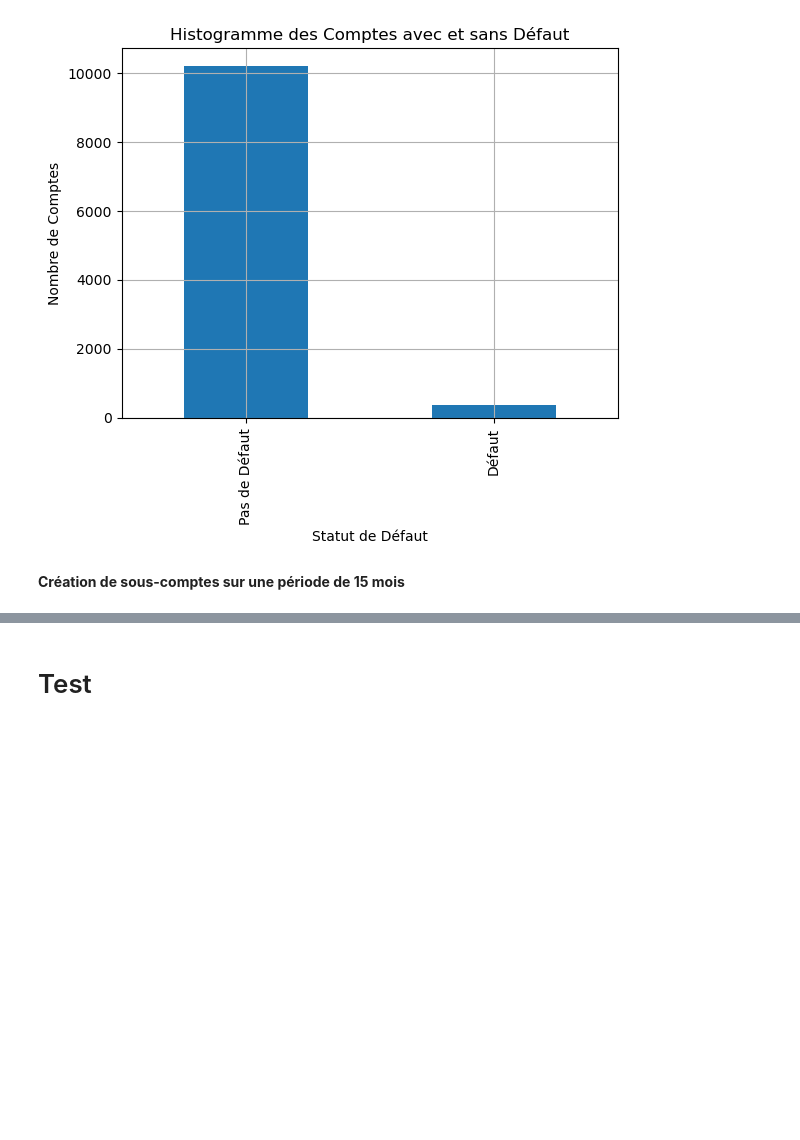
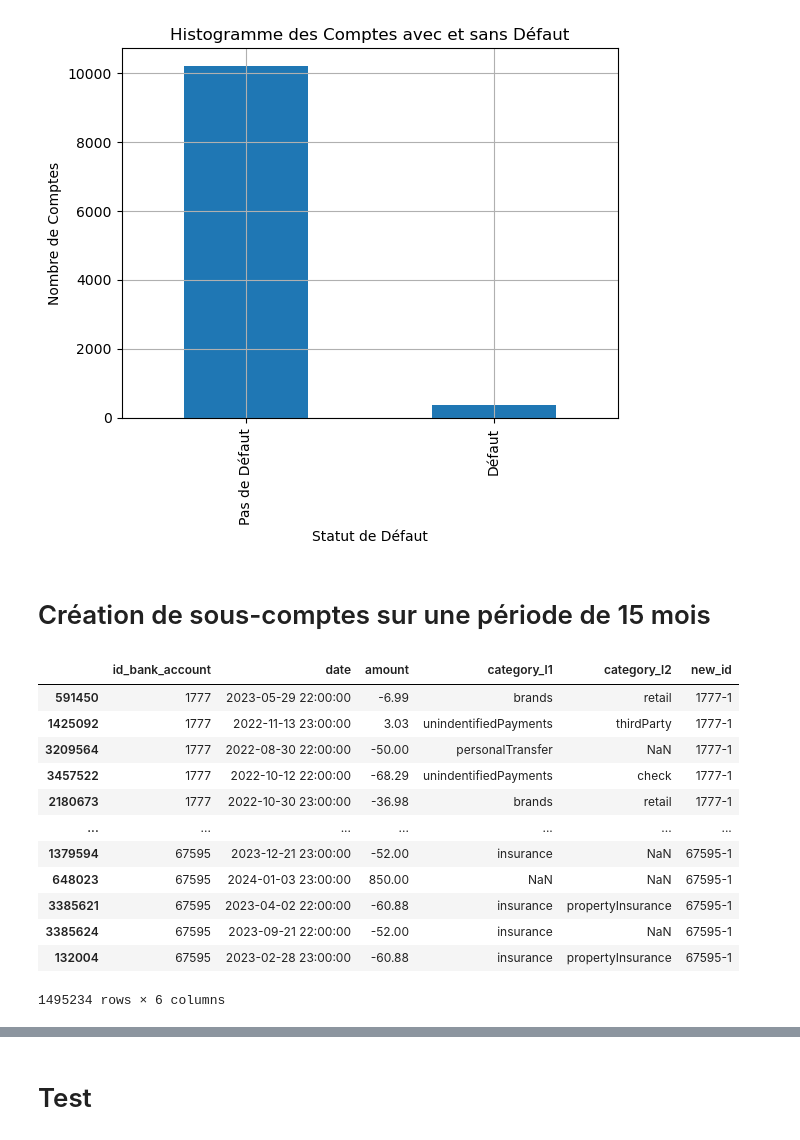
Before and after one commit to rouaabl/Projet-construction-d-un-score-d-octroi, a Jupyter notebook: CLEAN.ipynb, the cells around one changed output, grey strips where cells are left out. Saved outputs shown, nothing was run; the diff lists cells and outputs as text; code cells hidden in the pictures; blank space fills up the shorter version.

```diff
--- a/CLEAN.ipynb
+++ b/CLEAN.ipynb
@@ -260,7 +260,7 @@ plt.show()
 # %% [output]
 [figure]
 # %% [markdown]
-**Création de sous-comptes sur une période de 15 mois**
+# Création de sous-comptes sur une période de 15 mois
 # %%
 transactions_segmentées = pd.DataFrame()
 for compte in account['id_bank_account'] :
@@ -281,7 +281,7 @@ for compte in account['id_bank_account'] :
         #Identifiant
         period_id = f"{compte}-{n}"
      #   period_transactions.loc[:, 'period_id'] = period_id
-        period_transactions.assign(new_id=period_id)
+        period_transactions['new_id'] = period_id
         #df["new_id"] = 5
         transactions_segmentées = pd.concat([transactions_segmentées, period_transactions])
 
@@ -291,7 +291,21 @@ for compte in account['id_bank_account'] :
         n -= 1
 
 
-transactions_segmentées.reset_index(drop=True, inplace=True)
+#transactions_segmentées.reset_index(drop=True, inplace=True)
 # %%
-transactions_segmentées.head()
+transactions_segmentées.head(20)
+# %% [output]
+|  | id_bank_account | date | amount | category_l1 | category_l2 | new_id |
+| 591450 | 1777 | 2023-05-29 22:00:00 | -6.99 | brands | retail | 1777-1 |
+| 1425092 | 1777 | 2022-11-13 23:00:00 | 3.03 | unindentifiedPayments | thirdParty | 1777-1 |
+| 3209564 | 1777 | 2022-08-30 22:00:00 | -50.00 | personalTransfer | NaN | 1777-1 |
+| 3457522 | 1777 | 2022-10-12 22:00:00 | -68.29 | unindentifiedPayments | check | 1777-1 |
+| 2180673 | 1777 | 2022-10-30 23:00:00 | -36.98 | brands | retail | 1777-1 |
+| ... | ... | ... | ... | ... | ... | ... |
+| 1379594 | 67595 | 2023-12-21 23:00:00 | -52.00 | insurance | NaN | 67595-1 |
+| 648023 | 67595 | 2024-01-03 23:00:00 | 850.00 | NaN | NaN | 67595-1 |
+| 3385621 | 67595 | 2023-04-02 22:00:00 | -60.88 | insurance | propertyInsurance | 67595-1 |
+| 3385624 | 67595 | 2023-09-21 22:00:00 | -52.00 | insurance | NaN | 67595-1 |
+| 132004 | 67595 | 2023-02-28 23:00:00 | -60.88 | insurance | propertyInsurance | 67595-1 |
+1495234 rows × 6 columns
 # %%
```
Also changed, not shown: parts of 27 cells of this notebook.
